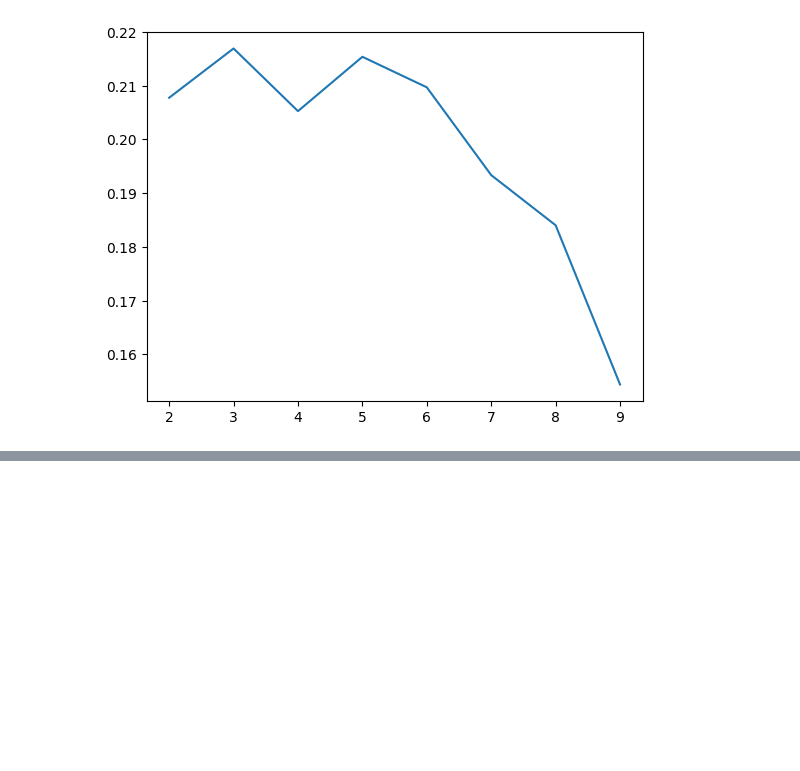
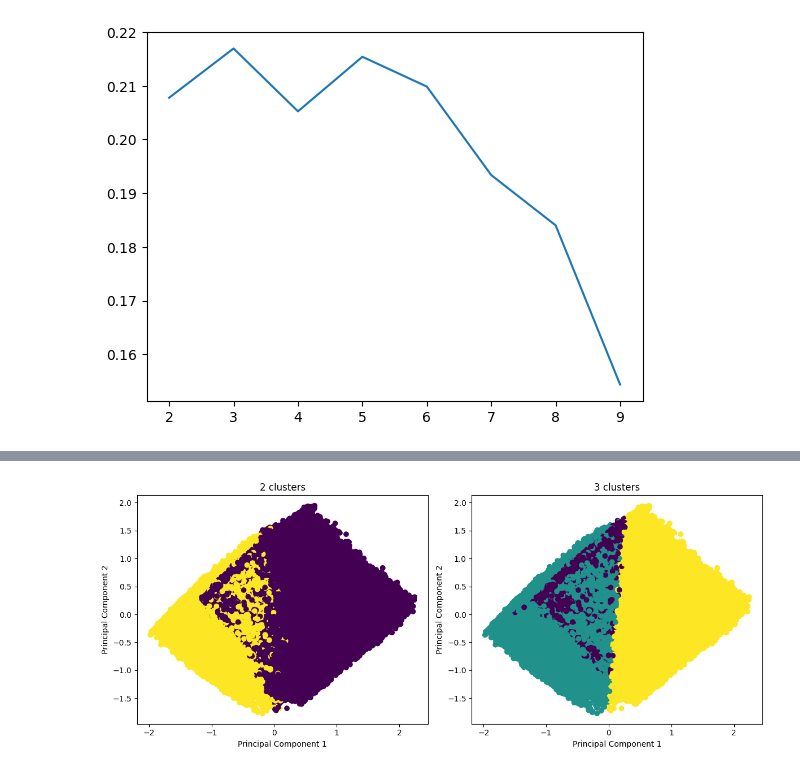
Before and after one commit to MATF-istrazivanje-podataka-1/2023_Data_Mining_Go_winner_Dataset, a Jupyter notebook: models/clustering/KMeans.ipynb, the cells around one changed output, grey strips where cells are left out. Saved outputs shown, nothing was run; the diff lists cells and outputs as text; code cells hidden in the pictures; blank space fills up the shorter version.

```diff
--- a/models/clustering/KMeans.ipynb
+++ b/models/clustering/KMeans.ipynb
@@ -106,0 +149,16 @@ plt.plot(ks, silhouettes_bisecting)
+# %%
+fig, axes = plt.subplots(1, 2, figsize=(12, 5))
+
+axes[0].scatter(X_pca[:, 0], X_pca[:, 1], c=bkmeans2.labels_)
+axes[0].set_xlabel('Principal Component 1')
+axes[0].set_ylabel('Principal Component 2')
+axes[0].set_title('2 clusters')
+
+axes[1].scatter(X_pca[:, 0], X_pca[:, 1], c=bkmeans3.labels_)
+axes[1].set_xlabel('Principal Component 1')
+axes[1].set_ylabel('Principal Component 2')
+axes[1].set_title('3 clusters')
+
+plt.tight_layout()
+# %% [output]
+[figure, added]
```
Also changed, not shown: parts of 12 cells of this notebook.
